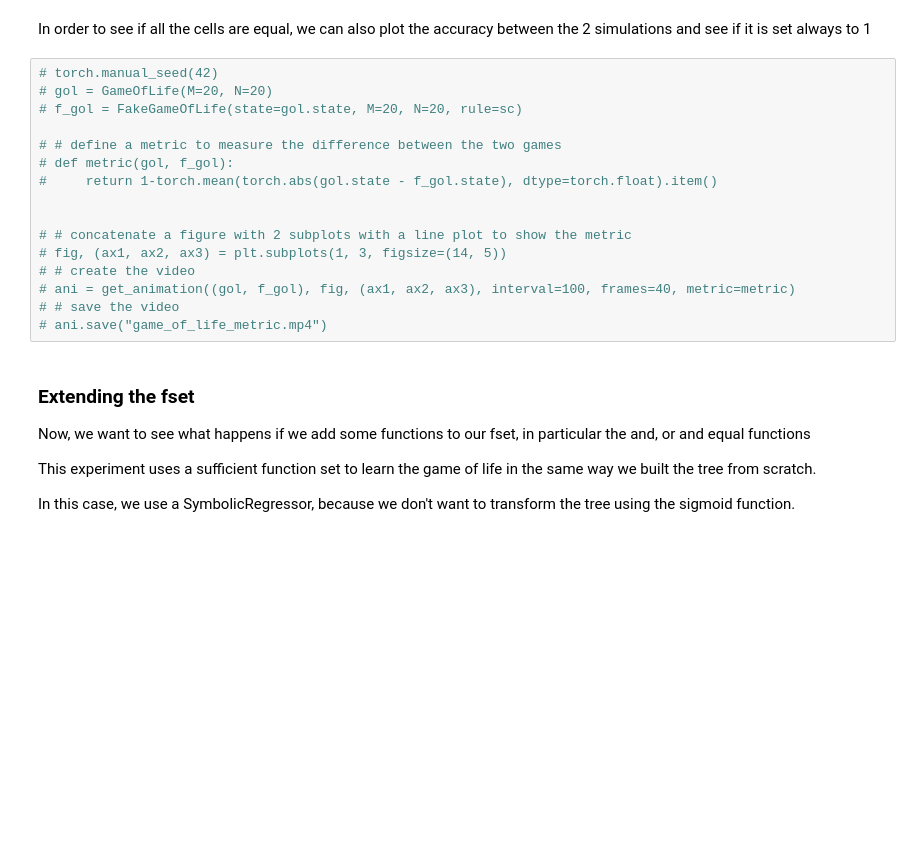
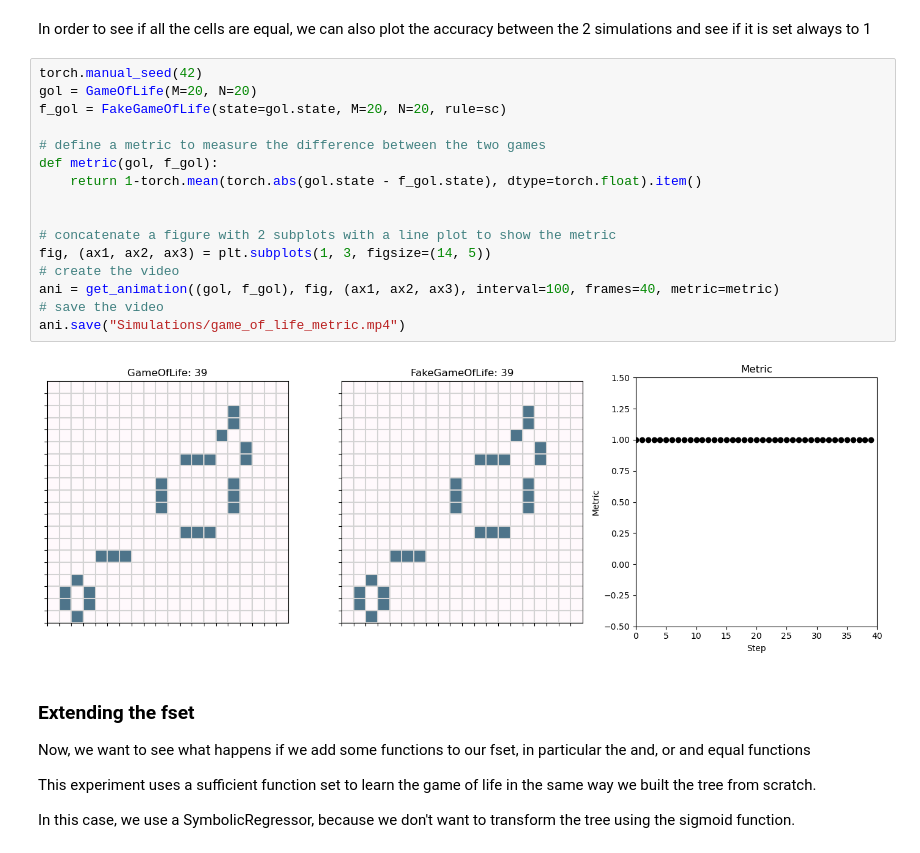
Before and after one commit to YuriPaglierani/Game-of-Life-with-Genetic-Programming, a Jupyter notebook: learning_the_life.ipynb, the cells around one changed output. Saved outputs shown, nothing was run; the diff lists cells and outputs as text; blank space fills up the shorter version.

```diff
--- a/learning_the_life.ipynb
+++ b/learning_the_life.ipynb
@@ -317,21 +346,23 @@ Now that we have the learned rules, we can build a "fake game of life" and see h
 # %% [markdown]
 In order to see if all the cells are equal, we can also plot the accuracy between the 2 simulations and see if it is set always to 1
 # %%
-# torch.manual_seed(42)
-# gol = GameOfLife(M=20, N=20)
-# f_gol = FakeGameOfLife(state=gol.state, M=20, N=20, rule=sc)
+torch.manual_seed(42)
+gol = GameOfLife(M=20, N=20)
+f_gol = FakeGameOfLife(state=gol.state, M=20, N=20, rule=sc)
 
-# # define a metric to measure the difference between the two games
-# def metric(gol, f_gol):
-#     return 1-torch.mean(torch.abs(gol.state - f_gol.state), dtype=torch.float).item()
+# define a metric to measure the difference between the two games
+def metric(gol, f_gol):
+    return 1-torch.mean(torch.abs(gol.state - f_gol.state), dtype=torch.float).item()
 
 
-# # concatenate a figure with 2 subplots with a line plot to show the metric
-# fig, (ax1, ax2, ax3) = plt.subplots(1, 3, figsize=(14, 5))
-# # create the video
-# ani = get_animation((gol, f_gol), fig, (ax1, ax2, ax3), interval=100, frames=40, metric=metric)
-# # save the video
-# ani.save("game_of_life_metric.mp4")
+# concatenate a figure with 2 subplots with a line plot to show the metric
+fig, (ax1, ax2, ax3) = plt.subplots(1, 3, figsize=(14, 5))
+# create the video
+ani = get_animation((gol, f_gol), fig, (ax1, ax2, ax3), interval=100, frames=40, metric=metric)
+# save the video
+ani.save("Simulations/game_of_life_metric.mp4")
+# %% [output]
+[figure, added]
 # %% [markdown]
 ### Extending the fset
 Now, we want to see what happens if we add some functions to our fset, in particular the and, or and equal functions
```
Also changed, not shown: parts of 10 cells of this notebook.
